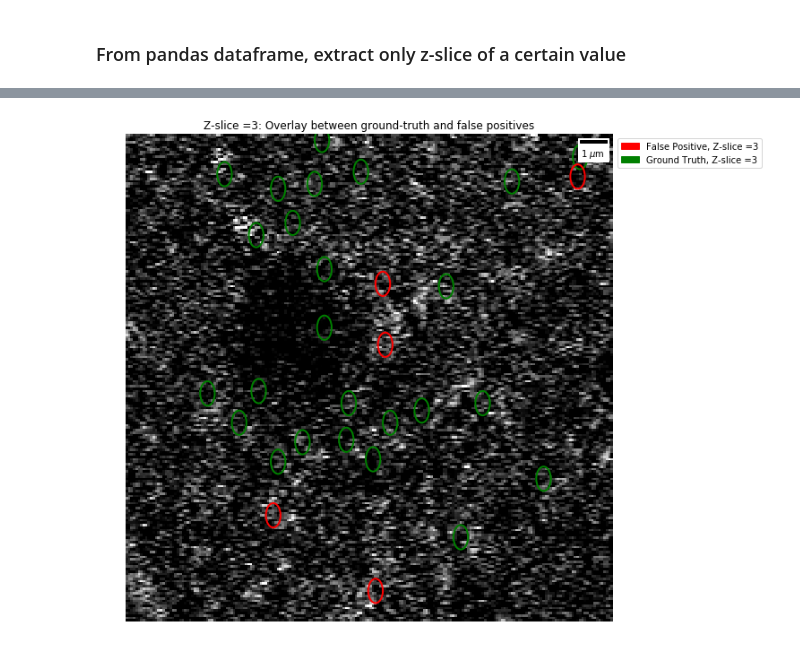
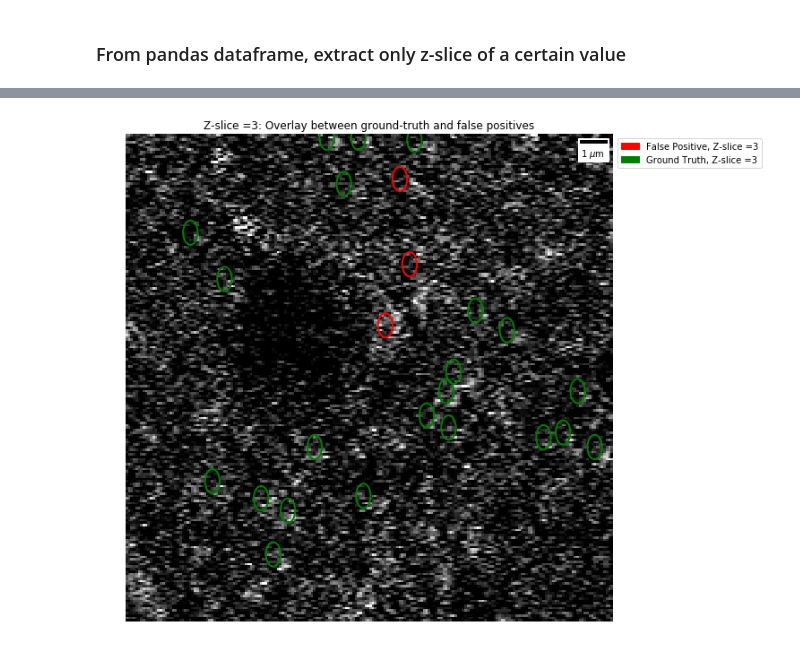
Before and after one commit to NeuroDataDesign/LIDS, a Jupyter notebook: LDA2/changing_decision_boundry_LDA.ipynb, the cells around one changed output, grey strips where cells are left out. Drawn from its saved outputs; the diff is of its cells as text; code cells hidden in the pictures.

Commit message:
overlay plots updated

```diff
--- a/LDA2/changing_decision_boundry_LDA.ipynb
+++ b/LDA2/changing_decision_boundry_LDA.ipynb
@@ -288,11 +288,11 @@ overlay_code(im1_final,gt_8_ellipse,non_syn_8_ellipse,8)
 # %%
-gt_3_ellipse = g_tru[g_tru['Z'] == 3]
+gt_3_ellipse = g_tru[g_tru['Z'] == 2]
 
 
 
-non_syn_3_ellipse = non_syn[non_syn['Z'] == 3]
+non_syn_3_ellipse = non_syn[non_syn['Z'] == 2]
 
 
 overlay_code(im2_final,gt_3_ellipse,non_syn_3_ellipse,3)
 # %% [output]
-[figure, old version]
+[figure, new version]
```
Also changed, not shown: parts of 2 cells of this notebook.
